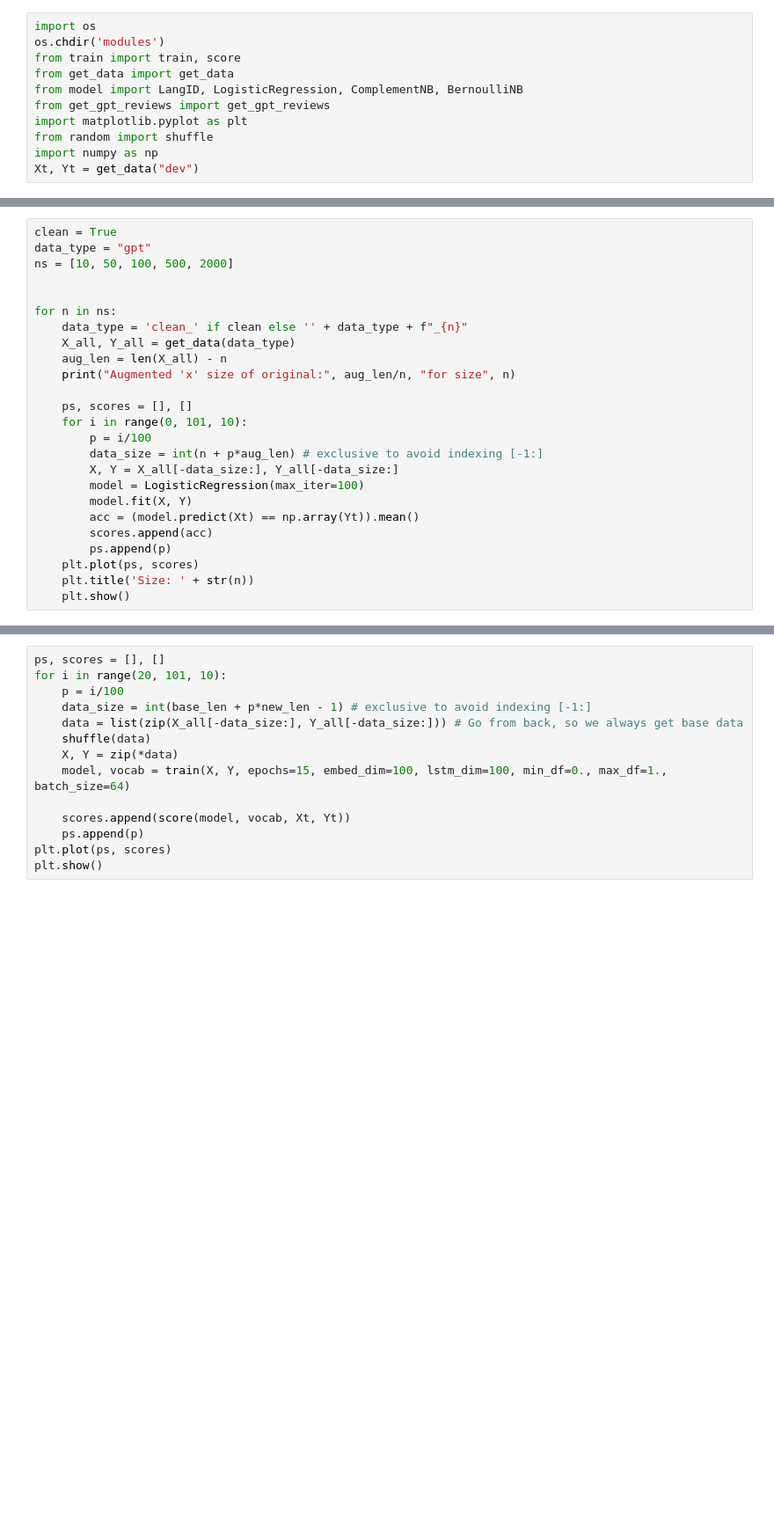
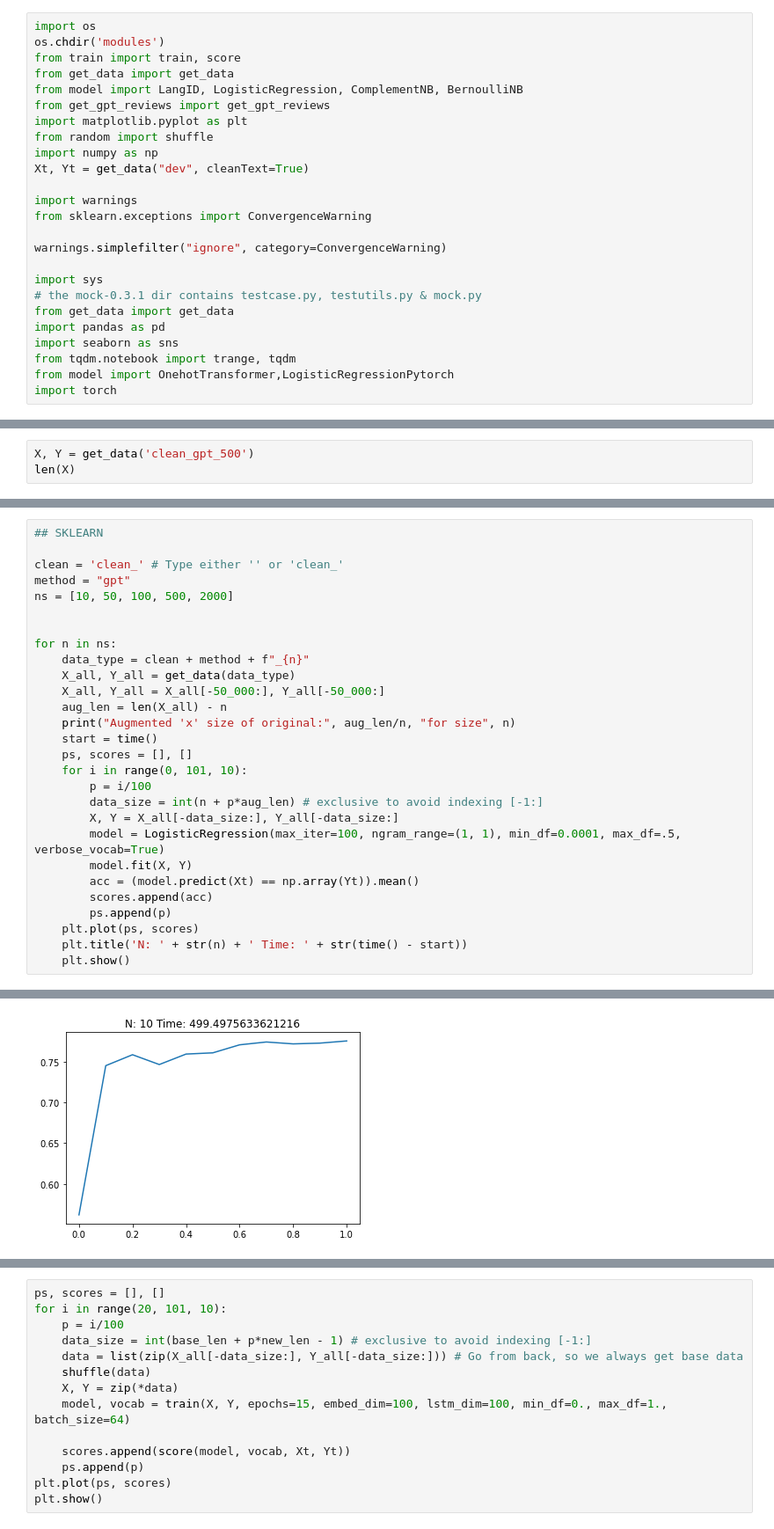
Before and after one commit to Ispanicus/GPTAugmentation, a Jupyter notebook: temp.ipynb, the cells around one changed output, grey strips where cells are left out. Shown at 88% size. Saved outputs shown, nothing was run; the diff lists cells and outputs as text; blank space fills up the shorter version.

```diff
--- a/temp.ipynb
+++ b/temp.ipynb
@@ -8,5 +8,19 @@ from get_gpt_reviews import get_gpt_reviews
 import matplotlib.pyplot as plt
 from random import shuffle
 import numpy as np
-Xt, Yt = get_data("dev")
+Xt, Yt = get_data("dev", cleanText=True)
+
+import warnings
+from sklearn.exceptions import ConvergenceWarning
+
+warnings.simplefilter("ignore", category=ConvergenceWarning)
+
+import sys
+# the mock-0.3.1 dir contains testcase.py, testutils.py & mock.py
+from get_data import get_data
+import pandas as pd
+import seaborn as sns
+from tqdm.notebook import trange, tqdm
+from model import OnehotTransformer,LogisticRegressionPytorch
+import torch
 # %% [output]
@@ -13,0 +28,3 @@ Device used = cuda
+# %%
+X, Y = get_data('clean_gpt_500')
+len(X)
@@ -14,26 +33,29 @@ Device used = cuda
 # %%
-clean = True
-data_type = "gpt"
+## SKLEARN
+
+clean = 'clean_' # Type either '' or 'clean_'
+method = "gpt"
 ns = [10, 50, 100, 500, 2000]
 
 
 for n in ns:
-    data_type = 'clean_' if clean else '' + data_type + f"_{n}"
+    data_type = clean + method + f"_{n}"
     X_all, Y_all = get_data(data_type)
+    X_all, Y_all = X_all[-50_000:], Y_all[-50_000:]
     aug_len = len(X_all) - n
     print("Augmented 'x' size of original:", aug_len/n, "for size", n)
-
+    start = time()
     ps, scores = [], []
     for i in range(0, 101, 10):
         p = i/100
         data_size = int(n + p*aug_len) # exclusive to avoid indexing [-1:]
         X, Y = X_all[-data_size:], Y_all[-data_size:]
-        model = LogisticRegression(max_iter=100)
+        model = LogisticRegression(max_iter=100, ngram_range=(1, 1), min_df=0.0001, max_df=.5, verbose_vocab=True)
         model.fit(X, Y)
         acc = (model.predict(Xt) == np.array(Yt)).mean()
         scores.append(acc)
         ps.append(p)
     plt.plot(ps, scores)
-    plt.title('Size: ' + str(n))
+    plt.title('N: ' + str(n) + ' Time: ' + str(time() - start))
     plt.show()
 # %% [output]
@@ -40,0 +74 @@ Augmented 'x' size of original: 199.0 for size 10
+[figure, added]
```
Also changed, not shown: parts of 8 cells of this notebook, 4 other files.
